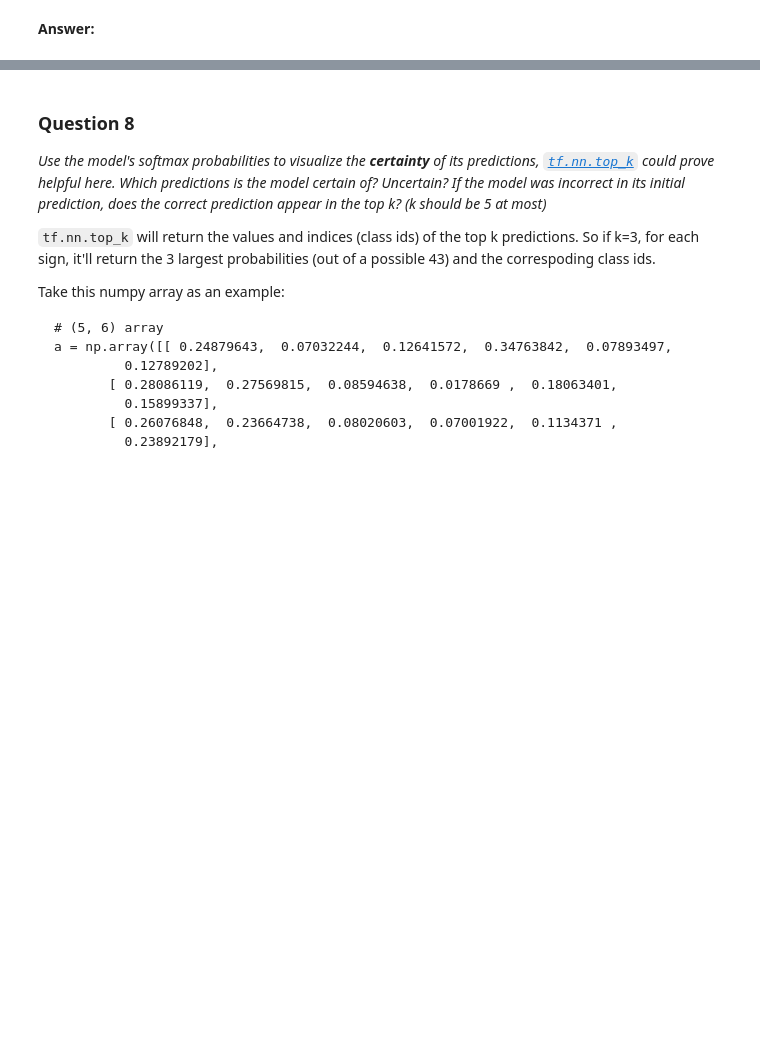
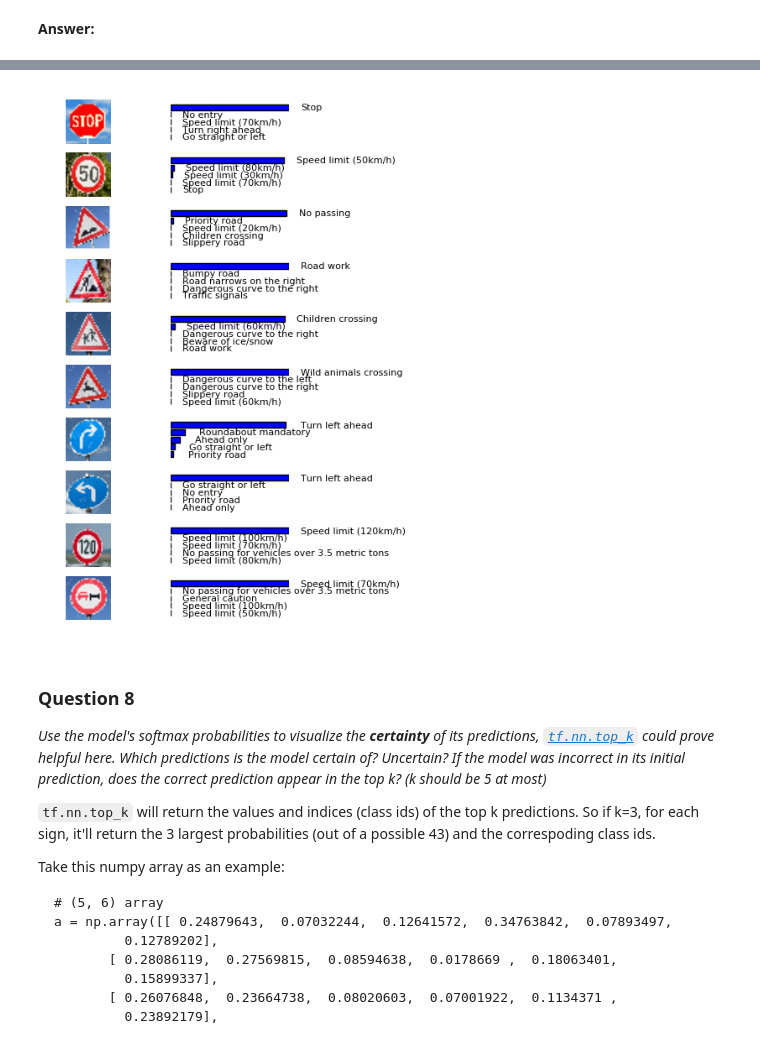
Before and after one commit to calicratis19/SDC, a Jupyter notebook: CarND-Traffic-Sign-Classifier-Project/Traffic_Sign_Classifier.ipynb, the cells around one changed output, grey strips where cells are left out. Saved outputs shown, nothing was run; the diff lists cells and outputs as text; code cells hidden in the pictures; blank space fills up the shorter version.

```diff
--- a/CarND-Traffic-Sign-Classifier-Project/Traffic_Sign_Classifier.ipynb
+++ b/CarND-Traffic-Sign-Classifier-Project/Traffic_Sign_Classifier.ipynb
@@ -390,10 +405,10 @@ sigma = 0.1
 rate = 0.001
 beta = .01 #for l2 regularization
 EPOCHS = 205
-BATCH_SIZE = 128
+BATCH_SIZE = 256
 
 filter_count = 10
-filter_count_2 = 30
+filter_count_2 = 40
 
 
 #Layer 1: Convolutional. Input = 32x32x3. Output = 30x30xfilter_count.
@@ -500,24 +515,33 @@ def evaluate(X_data, y_data, dropout_prob):
 #Training
 EPOCHS = 30
 with tf.Session() as sess:
-    sess.run(tf.global_variables_initializer())
+    #sess.run(tf.global_variables_initializer())
+    saver.restore(sess, tf.train.latest_checkpoint('.'))
     num_examples = len(X_train_gray)
 
     print("Training... Total Epoch: ",EPOCHS)
     print()
+
     for i in range(EPOCHS):
+        crossEntropy = 0;
         X_train_gray, y_train = shuffle(X_train_gray, y_train)
         for offset in range(0, num_examples, BATCH_SIZE):
             end = offset + BATCH_SIZE
             batch_x, batch_y = X_train_gray[offset:end], y_train[offset:end]
             #print('length: ',batch_x.shape,' ylen: ', batch_y.shape)
-            sess.run(training_operation, feed_dict={x: batch_x, y: batch_y,keep_prob: 0.5})
+            _, loss_val  = sess.run([training_operation, cross_entropy], feed_dict={x: batch_x, y: batch_y,keep_prob: 0.5})
+            crossEntropy += sum(loss_val);
+
         train_accuracy = evaluate(X_train_gray, y_train,1.0)
         test_accuracy = evaluate(X_test_gray, y_test,1.0)
         validation_accuracy = evaluate(X_validation_gray,y_validation,1.0)
         print("EPOCH {} ...".format(i+1))
         print("train Accuracy = {:.3f}".format(train_accuracy),"test Accuracy = {:.3f}".format(test_accuracy))
         print("validation Accuracy = {:.3f}".format(validation_accuracy))
+        print("Cross_entropy = {:.3f}".format(crossEntropy))
+        if crossEntropy < 1400 :
+            print('Max Accuracy reached')
+            break
 
     saver.save(sess, '.\lenet')
     print("Model saved")
@@ -690,0 +640,47 @@ _**NOTE:** You could check the accuracy manually by using `signnames.csv` (same
+# %%
+### Visualize the softmax probabilities here.
+### Feel free to use as many code cells as needed.
+
+feed_dict = {x: image_list, keep_prob: 1}
+k_top = 5
+
+with tf.Session() as sess:
+    #loader = tf.train.import_meta_graph('traffic_model'+model_nbr+'.meta')
+    saver.restore(sess, tf.train.latest_checkpoint('.'))
+    softmax_operation = tf.nn.softmax(logits)
+    pred_proba = sess.run(softmax_operation, feed_dict=feed_dict)
+    prediction = np.argmax(pred_proba, 1)
+    # top 5 probabilities
+
+    top_k_values = tf.nn.top_k(softmax_operation, k_top)
+    top_k_proba = sess.run([ softmax_operation, top_k_values], feed_dict=feed_dict)
+    #print(len(top_k_proba))
+    #print(top_k_proba)
+    indxArray = top_k_proba[1]
+    probArray = top_k_proba[0]
+    for indx, val in enumerate(indxArray):
+        print('Actual Output: ',y_extra[indx], 'provided output: ',indxArray[indx][0])
+        for i,prob in enumerate(indxArray):
+            print('class: ',i,' probability: ',prob)
+
+#TOP 5 PROBABILITIES: CERTAINTIES
+
+#initialize subplots
+_, ax = plt.subplots( len(image_visual), 2, figsize=(4,8))
+col_plot = 0
+X_extra = image_visual
+for i in range(len(X_extra)):
+    img = X_extra[i]
+    ax[i, col_plot].imshow(img)
+    ax[i,col_plot].axis('off')
+    col_plot += 1
+    ax[i, col_plot].barh(-np.arange(k_top),top_k_proba[1][0][i], align='center')
+
+    #annotations
+    for k in range(k_top):
+        text_pos = [top_k_proba[1][0][i][k]+.1, -(k+0.4) ]
+        ax[i, col_plot].text( text_pos[0], text_pos[1], sign_names[top_k_proba[1][1][i][k]][1], fontsize=8)
+    ax[i,col_plot].axis('off')
+    col_plot = 0
+plt.show()
+# %% [output]
@@ -691,3 +704,4 @@ _**NOTE:** You could check the accuracy manually by using `signnames.csv` (same
+[figure, added]
 # %% [markdown]
 ### Question 8
 
```
Also changed, not shown: parts of 13 cells of this notebook, 19 other files.
